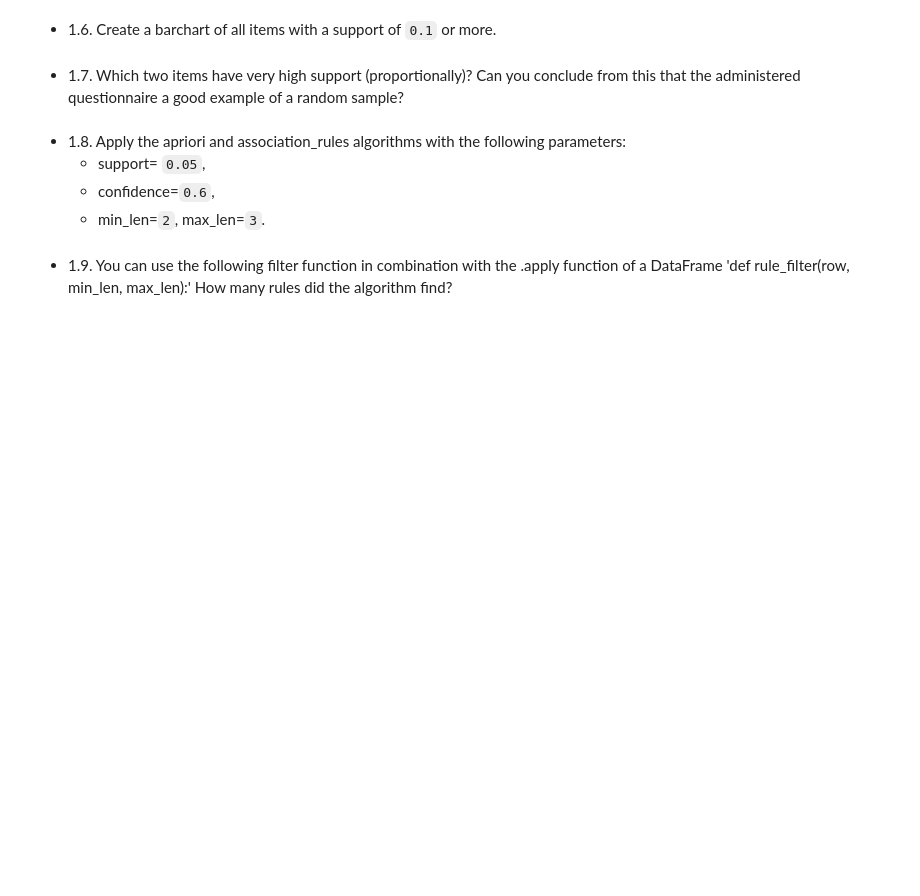
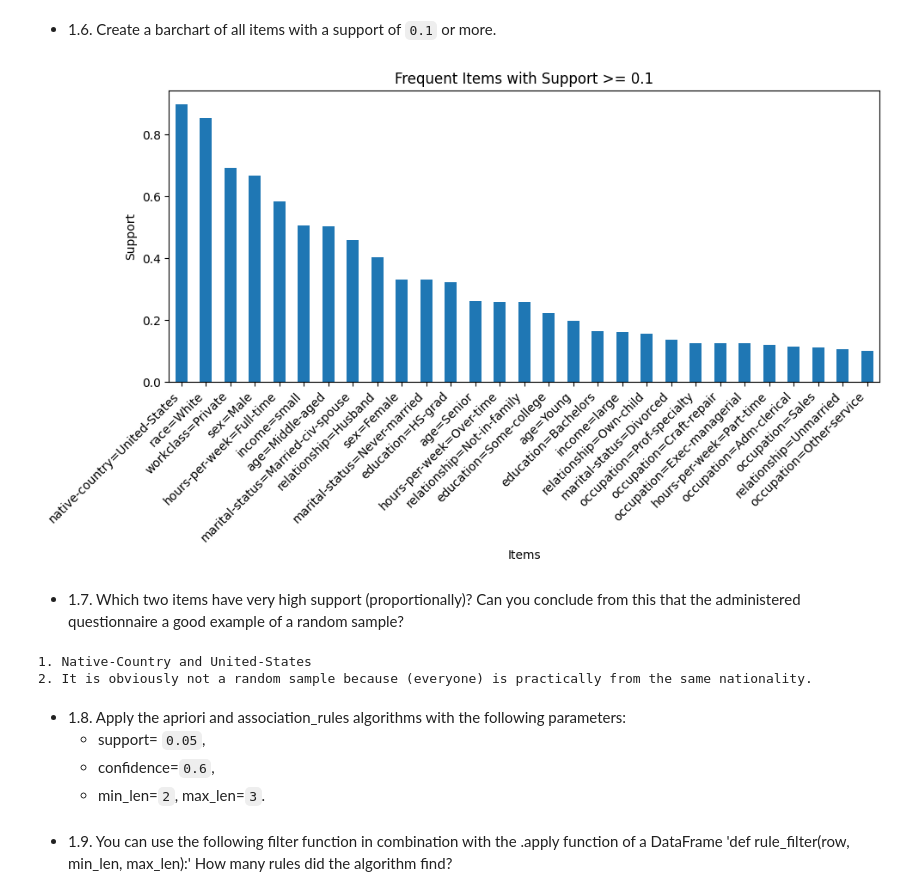
Before and after one commit to EliasDeHondt/DataScience2, a Jupyter notebook: Exam/P3 Example Exam.ipynb, the cells around one changed output. Drawn from its saved outputs; the diff is of its cells as text; code cells hidden in the pictures; blank space fills up the shorter version.

```diff
--- a/Exam/P3 Example Exam.ipynb
+++ b/Exam/P3 Example Exam.ipynb
@@ -596,5 +596,7 @@ print("5. P-Value:", round(chisquare.pvalue, 3))
 The UCI Machine Learning Repository [Archive Ics Uci Edu](https://archive.ics.uci.edu/ml/index.php) contains a number of interesting datasets, including the so-called AdultUCI dataset. This is a dataset with a questionnaire that a significant number of respondents completed about their income. In addition to an indication of the income level, it also contains some other attributes. Before we can use it, you have to make some adjustments to the data. The data management chapter is therefore useful here.
 # %% [markdown]
 - 1.1. Use Pandas to read this data (`../Data/AdultUCI.csv`) as a data frame called adultUCI.
+# %%
+adultUCI = pd.read_csv('../Data/AdultUCI.csv', delimiter=';', decimal=',')
 # %% [markdown]
 - 1.2. View the data set.
@@ -601,8 +619,15 @@ The UCI Machine Learning Repository [Archive Ics Uci Edu](https://archive.ics.uc
 # %% [markdown]
 - 1.3. Remove the following columns from the data frame: `fnlwgt`, `education-num`, `capital-gain`, `capital-loss`.
+# %%
+adultUCI = adultUCI.drop(columns=['fnlwgt', 'education-num', 'capital-gain', 'capital-loss'])
 # %% [markdown]
 - 1.4. You cannot work with numerical data. Therefore, we will convert the numeric columns to categorize:
     - Convert the **age** column to classes. The breaks of the classes are (`15`, `25`, `45`, `65`, `100`). Convert the classes to the following names (`Young`, `Middle-aged`, `Senior`, `Old`).
     - Convert the **hours-per-week** column to classes. The breaks of the classes are (`0`, `25`, `40`, `60`, `168`). Convert the classes to the following names (`Part-time`, `Full-time`, `Over-time`, `Workaholic`)
+# %%
+adultUCI['age'] = pd.cut(adultUCI['age'], bins=[15, 25, 45, 65, 100], labels=['Young', 'Middle-aged', 'Senior', 'Old'])
+adultUCI['hours-per-week'] = pd.cut(adultUCI['hours-per-week'], bins=[0, 25, 40, 60, 168], labels=["Part-time", "Full-time", "Over-time", "Workaholic"])
 # %% [markdown]
 - 1.5. Convert the data frame to a transactions object with Pandas get_dummies function. Make using the parameter `prefix_sep='='`. Study the result.
+# %%
+adultUCI_dummies = pd.get_dummies(adultUCI,prefix_sep='=', dtype=bool)
@@ -609,7 +644,31 @@ The UCI Machine Learning Repository [Archive Ics Uci Edu](https://archive.ics.uc
 # %% [markdown]
 - 1.6. Create a barchart of all items with a support of `0.1` or more.
+# %%
+# Code to calculate support
+support = adultUCI_dummies.mean()
+
+# Code to filter items with support >= 0.1
+support_threshold = 0.1
+frequent_items = support[support >= support_threshold]
+
+# Code to create bar chart
+plt.figure(figsize=(10, 6))
+frequent_items.sort_values(ascending=False).plot(kind='bar')
+plt.title('Frequent Items with Support >= 0.1')
+plt.xlabel('Items')
+plt.ylabel('Support')
+plt.xticks(rotation=45, ha='right')
+plt.tight_layout()
+plt.show()
+# %% [output]
+[figure, added]
 # %% [markdown]
 - 1.7. Which two items have very high support (proportionally)? Can you conclude from this that the administered questionnaire a good example of a random sample?
+# %%
+print("1. Native-Country and United-States\n2. It is obviously not a random sample because (everyone) is practically from the same nationality.")
+# %% [output]
+1. Native-Country and United-States
+2. It is obviously not a random sample because (everyone) is practically from the same nationality.
 # %% [markdown]
 - 1.8. Apply the apriori and association_rules algorithms with the following parameters:
     - support= `0.05`,
```
Also changed, not shown: parts of 8 cells of this notebook, 1 other file.
